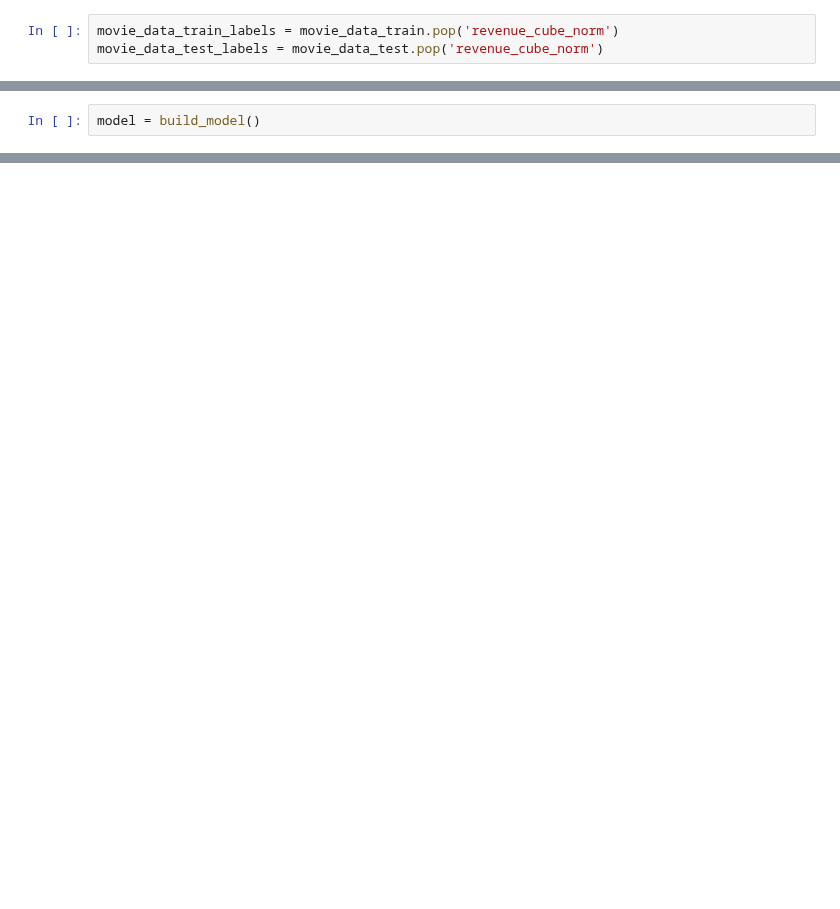
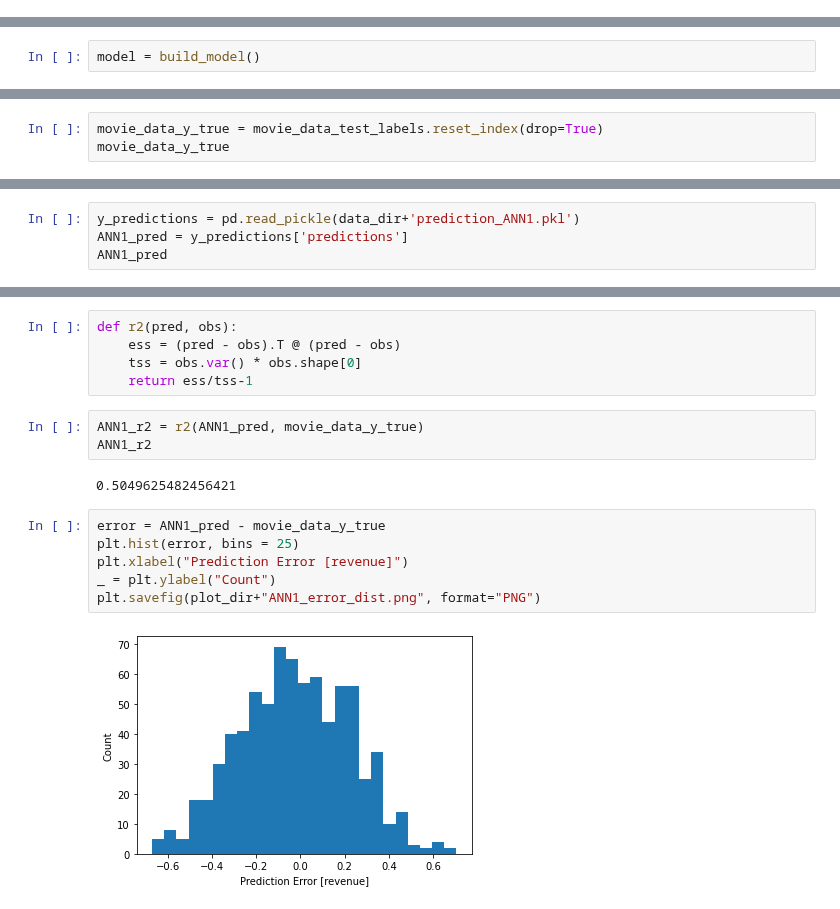
Before and after one commit to dluo96/datatonic-challenge, a Jupyter notebook: ml-prediction/ann-prediction.ipynb, the cells around one changed output, grey strips where cells are left out. Drawn from its saved outputs; the diff is of its cells as text; blank space fills up the shorter version.

```diff
--- a/ml-prediction/ann-prediction.ipynb
+++ b/ml-prediction/ann-prediction.ipynb
@@ -205,7 +221,4 @@ movie_data_y_desc
 # %% [markdown]
 #### Split features from labels
 Separate the target value, or "label", from the features. This label is the value that you will train the model to predict.
-# %%
-movie_data_train_labels = movie_data_train.pop('revenue_cube_norm')
-movie_data_test_labels = movie_data_test.pop('revenue_cube_norm')
 # %%
@@ -297,0 +366,3 @@ TypeError: unsupported operand type(s) for +: 'function' and 'str'
+# %%
+movie_data_y_true = movie_data_test_labels.reset_index(drop=True)
+movie_data_y_true
@@ -297,0 +382,4 @@ TypeError: unsupported operand type(s) for +: 'function' and 'str'
+# %%
+y_predictions = pd.read_pickle(data_dir+'prediction_ANN1.pkl')
+ANN1_pred = y_predictions['predictions']
+ANN1_pred
@@ -297,0 +399,18 @@ TypeError: unsupported operand type(s) for +: 'function' and 'str'
+# %%
+def r2(pred, obs):
+    ess = (pred - obs).T @ (pred - obs)
+    tss = obs.var() * obs.shape[0]
+    return ess/tss-1
+# %%
+ANN1_r2 = r2(ANN1_pred, movie_data_y_true)
+ANN1_r2
+# %% [output]
+0.5049625482456421
+# %%
+error = ANN1_pred - movie_data_y_true
+plt.hist(error, bins = 25)
+plt.xlabel("Prediction Error [revenue]")
+_ = plt.ylabel("Count")
+plt.savefig(plot_dir+"ANN1_error_dist.png", format="PNG")
+# %% [output]
+[figure, added]
```
Also changed, not shown: parts of 22 cells of this notebook, 15 other files.
